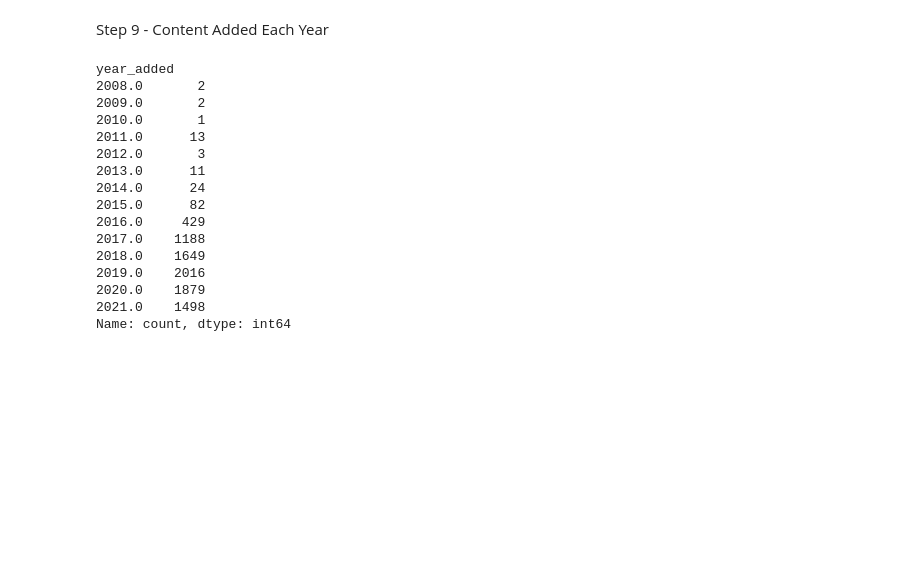
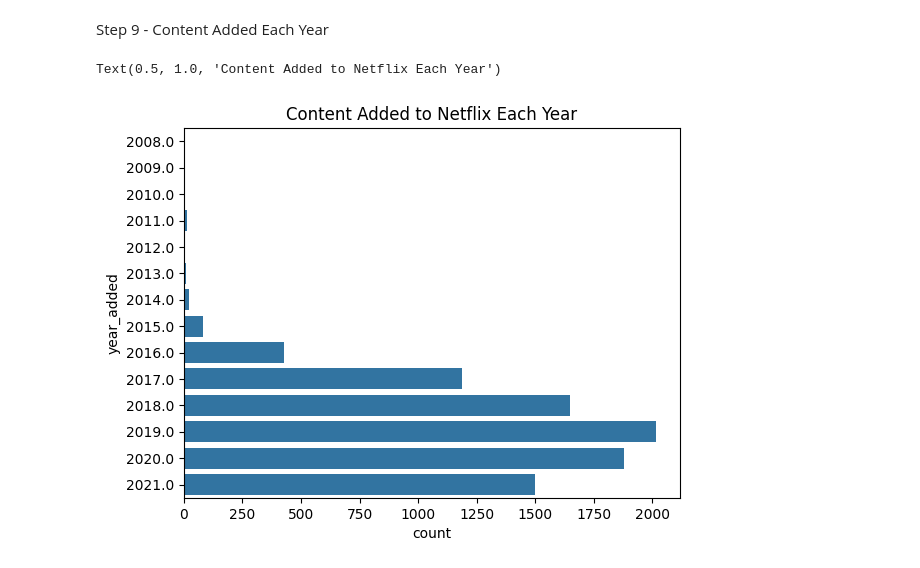
Before and after one commit to bhumipandey06/NetflixDAProject, a Jupyter notebook: Netflix DA Project.ipynb, the cells around one changed output. Saved outputs shown, nothing was run; the diff lists cells and outputs as text; code cells hidden in the pictures; blank space fills up the shorter version.

```diff
--- a/Netflix DA Project.ipynb
+++ b/Netflix DA Project.ipynb
@@ -148,21 +148,8 @@ Step 9 - Content Added Each Year
 # %%
 df['year_added'].value_counts().sort_index()
 
-sns.countplot(y)
+sns.countplot(y=df['year_added'])
+plt.title("Content Added to Netflix Each Year")
 # %% [output]
-year_added
-2008.0       2
-2009.0       2
-2010.0       1
-2011.0      13
-2012.0       3
-2013.0      11
-2014.0      24
-2015.0      82
-2016.0     429
-2017.0    1188
-2018.0    1649
-2019.0    2016
-2020.0    1879
-2021.0    1498
-Name: count, dtype: int64
+Text(0.5, 1.0, 'Content Added to Netflix Each Year')
+[figure, added]
```
Also changed, not shown: parts of 2 cells of this notebook.
